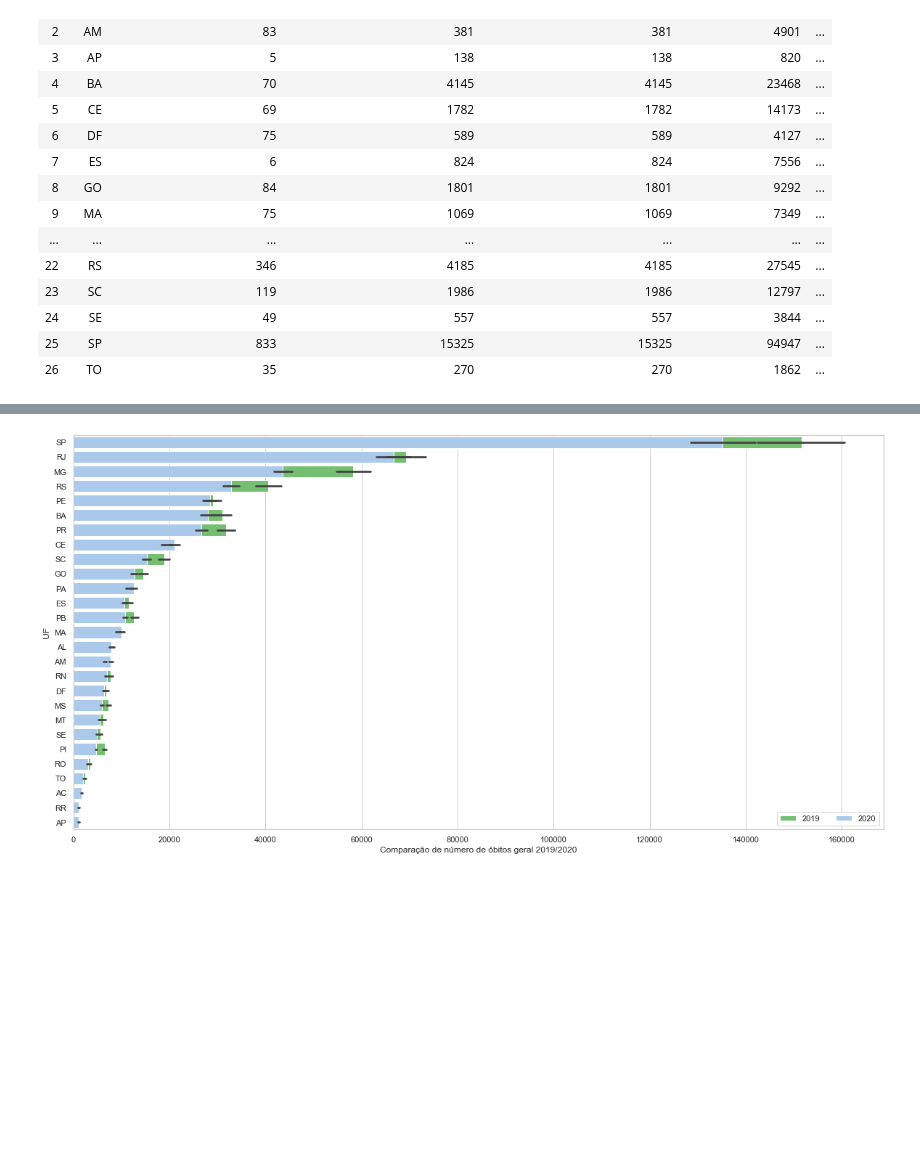
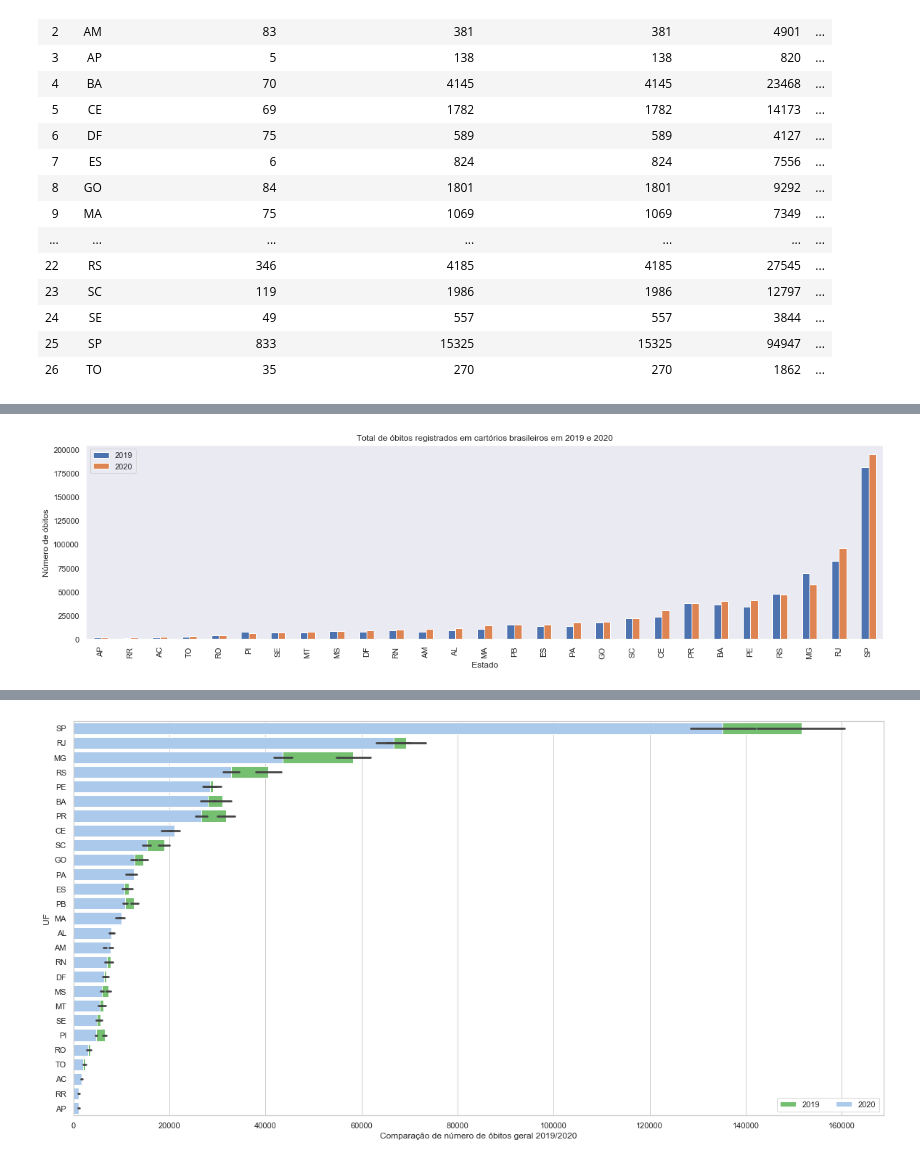
Before and after one commit to marcoguinter/aed_projeto3, a Jupyter notebook: covid19.ipynb, the cells around one changed output, grey strips where cells are left out. Drawn from its saved outputs; the diff is of its cells as text; code cells hidden in the pictures; blank space fills up the shorter version.

```diff
--- a/covid19.ipynb
+++ b/covid19.ipynb
@@ -854,0 +856,17 @@ del corr
+# %%
+df_obito_cartorio = getData("SELECT state, (deaths_indeterminate_2019+deaths_respiratory_failure_2019+deaths_others_2019+deaths_pneumonia_2019+deaths_septicemia_2019+deaths_sars_2019) AS '2019',(deaths_indeterminate_2020+deaths_respiratory_failure_2020+deaths_others_2020+deaths_pneumonia_2020+deaths_septicemia_2020+deaths_sars_2020+deaths_covid19) AS '2020' FROM obito_cartorio WHERE date = '2020-08-03'")
+df_obito_cartorio = df_obito_cartorio.orderBy("2020").toPandas()
+
+f, ax = plt.subplots(figsize=(20, 5))
+sns.set_style("dark")
+df_obito_cartorio.plot(kind="bar", ax=ax, x="state",y=["2019","2020"])
+
+plt.title('Total de óbitos registrados em cartórios brasileiros em 2019 e 2020')
+plt.ylabel('Número de óbitos')
+plt.xlabel('Estado')
+plt.show()
+
+# Garbage collection
+del df_obito_cartorio
+# %% [output]
+[figure, added]
```
Also changed, not shown: parts of 7 cells of this notebook.
